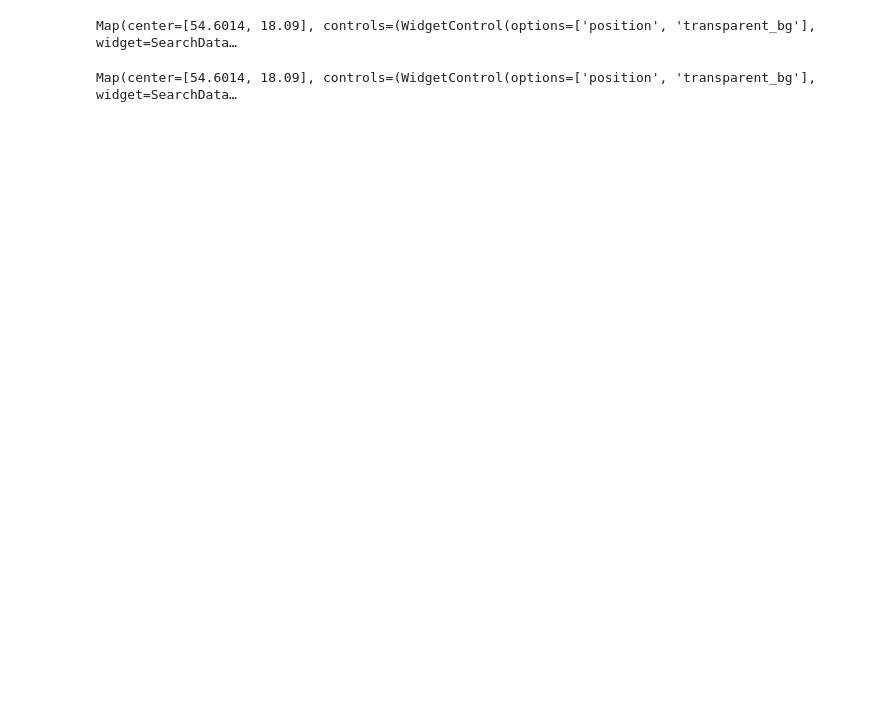
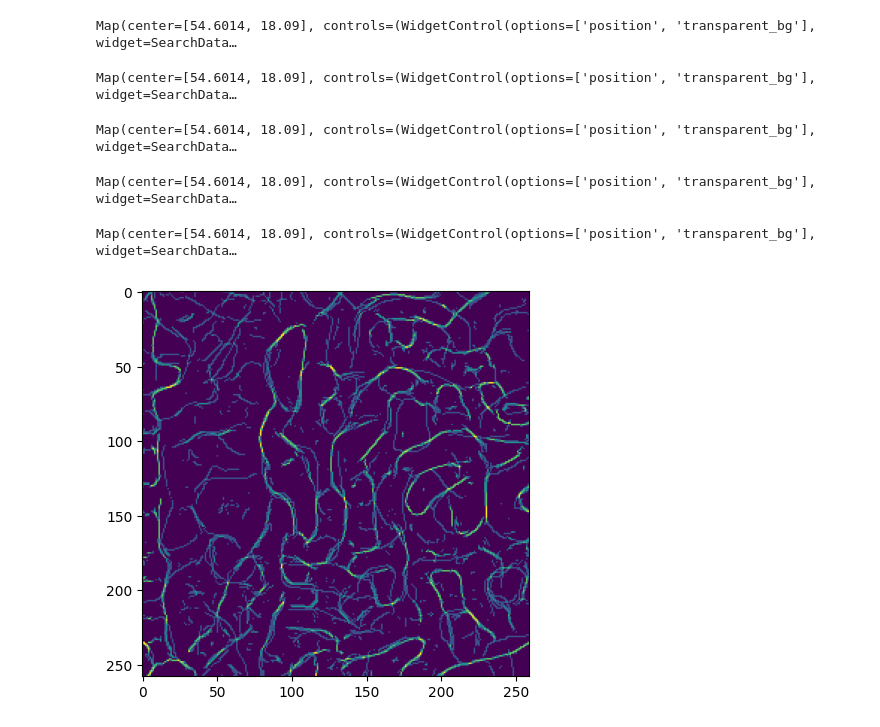
Before and after one commit to filipkorthals/UAVRoutePlanning, a Jupyter notebook: jupyter_notebooks/edges_detection_hysteresis_thresholding.ipynb, the cells around one changed output. Cells and saved outputs as stored; diff of their text form; code cells hidden in the pictures; blank space fills up the shorter version.

Commit message:
using different sigma values for each band

```diff
--- a/jupyter_notebooks/edges_detection_hysteresis_thresholding.ipynb
+++ b/jupyter_notebooks/edges_detection_hysteresis_thresholding.ipynb
@@ -62,7 +64,7 @@ class FieldsDetector:
                 .map(self.__mask_s2_clouds)
                 .mean())
 
-    def run_canny_for_bands(self, thresholds: list, sigma: int,
+    def run_canny_for_bands(self, thresholds: list, sigmas: list,
                             bands_data: list, distance: int) -> ee.Image:
         """ Function runs Canny edge detection algorithm for every provided band """
         bands_after_canny = []
@@ -70,12 +72,12 @@ class FieldsDetector:
 
             low_threshold_detection = (
                 ee.Algorithms.CannyEdgeDetector(
-                    image=bands_data[i], threshold=thresholds[i], sigma=sigma
+                    image=bands_data[i], threshold=thresholds[i], sigma=sigmas[i]
                 )
             ).gt(0)
             high_threshold_detection = (
                 ee.Algorithms.CannyEdgeDetector(
-                    image=bands_data[i], threshold=thresholds[i+1], sigma=sigma
+                    image=bands_data[i], threshold=thresholds[i+1], sigma=sigmas[i]
                 )
             ).gt(0)
             hysteresis_threshold = low_threshold_detection.And(high_threshold_detection.focal_max(distance, 'square', 'pixels'))
@@ -101,12 +103,12 @@ class FieldsDetector:
         resultMap.addLayer(results.updateMask(results), {"palette": ["ffffff"]}, results_description)
         return resultMap
 
-    def run_fields_detection(self, bands: list, thresholds: list, sigma: int,
+    def run_fields_detection(self, bands: list, thresholds: list, sigmas: list,
                              distance: int, scale: int, results_description: str) -> geemap.Map:
         bands_data = []
         for band in bands:
             bands_data.append(self.get_band_image(band))
-        aggregated_canny = self.run_canny_for_bands(thresholds, sigma, bands_data, distance)
+        aggregated_canny = self.run_canny_for_bands(thresholds, sigmas, bands_data, distance)
         return self.return_results_on_map(aggregated_canny, scale, results_description)
 
     def get_fields_detection_as_numpy(self, bands: list, thresholds: list, sigma: int,
@@ -154,16 +183,75 @@ map = detector.run_fields_detection(['B4', 'B3', 'B2', 'B8'], [5, 10, 5, 10, 5,
 map
 # %% [output]
 Map(center=[54.6014, 18.09], controls=(WidgetControl(options=['position', 'transparent_bg'], widget=SearchData…
+# %%
+""" tylko B2 """
+
+longitude = 54.6014 # y
+latitude = 18.090 # x
+start_date = '2024-05-01'
+end_date = '2024-08-30'
+
+detector = FieldsDetector('2024-05-01', '2024-08-30', latitude, longitude)
+map = detector.run_fields_detection(['B2'], [120 if i % 2 == 0 else 90 for i in range(2)], [1], 5, 16, "Canny")
+map
+# %% [output]
+Map(center=[54.6014, 18.09], controls=(WidgetControl(options=['position', 'transparent_bg'], widget=SearchData…
+# %%
+""" tylko B8 """
+
+longitude = 54.6014 # y
+latitude = 18.090 # x
+start_date = '2024-05-01'
+end_date = '2024-08-30'
+
+detector = FieldsDetector('2024-05-01', '2024-08-30', latitude, longitude)
+map = detector.run_fields_detection(['B8'], [120 if i % 2 == 0 else 60 for i in range(2)], [15], 5, 16, "Canny")
+map
+# %% [output]
+Map(center=[54.6014, 18.09], controls=(WidgetControl(options=['position', 'transparent_bg'], widget=SearchData…
+# %%
+""" tylko B12 """
+
+longitude = 54.6014 # y
+latitude = 18.090 # x
+start_date = '2024-05-01'
+end_date = '2024-08-30'
+
+detector = FieldsDetector('2024-05-01', '2024-08-30', latitude, longitude)
+map = detector.run_fields_detection(['B12'], [120 if i % 2 == 0 else 90 for i in range(2)], [5], 5, 16, "Canny")
+map
+# %% [output]
+Map(center=[54.6014, 18.09], controls=(WidgetControl(options=['position', 'transparent_bg'], widget=SearchData…
+# %%
+""" tylko B8A """
+
+longitude = 54.6014 # y
+latitude = 18.090 # x
+start_date = '2024-05-01'
+end_date = '2024-08-30'
+
+detector = FieldsDetector('2024-05-01', '2024-08-30', latitude, longitude)
+map = detector.run_fields_detection(['B8A'], [120 if i % 2 == 0 else 90 for i in range(2)], [5], 5, 16, "Canny")
+map
+# %% [output]
+Map(center=[54.6014, 18.09], controls=(WidgetControl(options=['position', 'transparent_bg'], widget=SearchData…
 # %%
-""" detection for RGB +  NIR"""
+""" NUMPY VISUALISATION detection for RGB +  NIR"""
 
 longitude = 54.6014 # y
 latitude = 18.090 # x
 start_date = '2024-05-01'
 end_date = '2024-08-30'
 
 detector = FieldsDetector('2024-05-01', '2024-08-30', latitude, longitude)
-map = detector.run_fields_detection(['B4', 'B3', 'B2', 'B8'], [5, 30, 5, 30, 5, 30, 5, 30], 7, 10, 16, "Canny dla RGB + NIR")
-map
+img_array = detector.get_fields_detection_as_numpy(['B4', 'B3', 'B2', 'B8'], [5, 30, 5, 30, 5, 30, 5, 30], [7 for i in range(8)], 10, 16)
+
+import matplotlib.pyplot as plt
+
+fig, axs = plt.subplots(1, 1, figsize=(5, 5))
+
+# Plot Image in an RGB Composite
+axs.imshow(img_array)
+plt.show()
 # %% [output]
-Map(center=[54.6014, 18.09], controls=(WidgetControl(options=['position', 'transparent_bg'], widget=SearchData…
+[figure, added]
```
Also changed, not shown: parts of 5 cells of this notebook.
